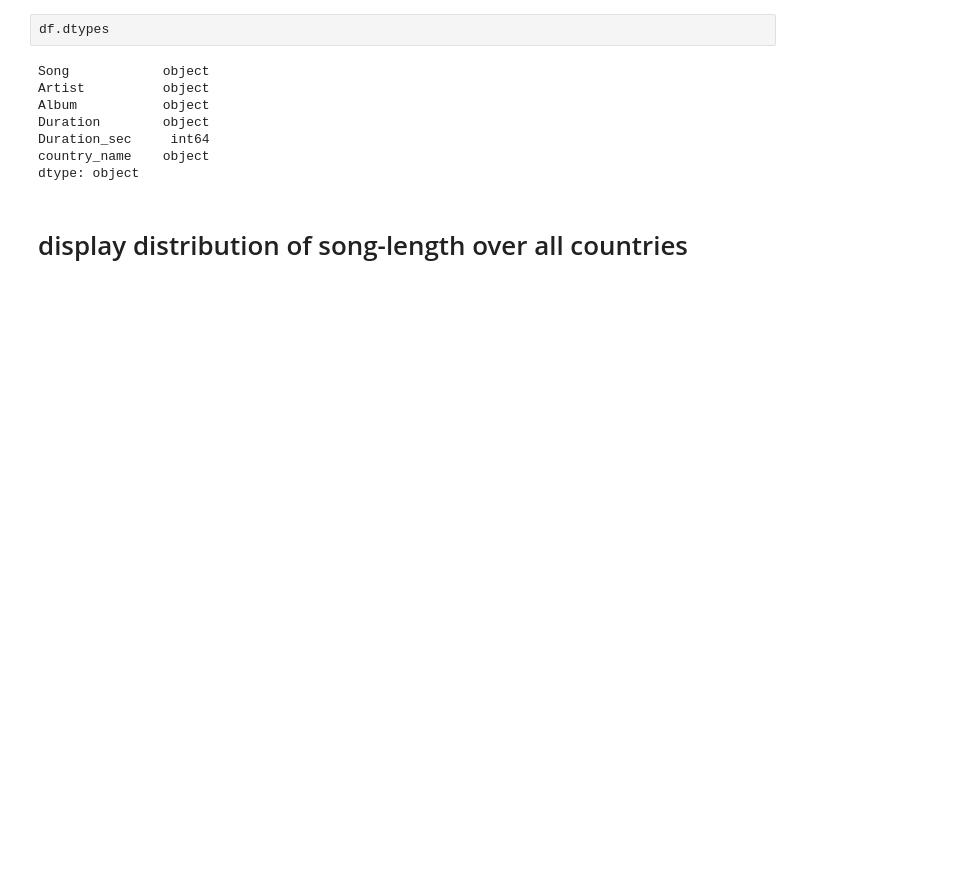
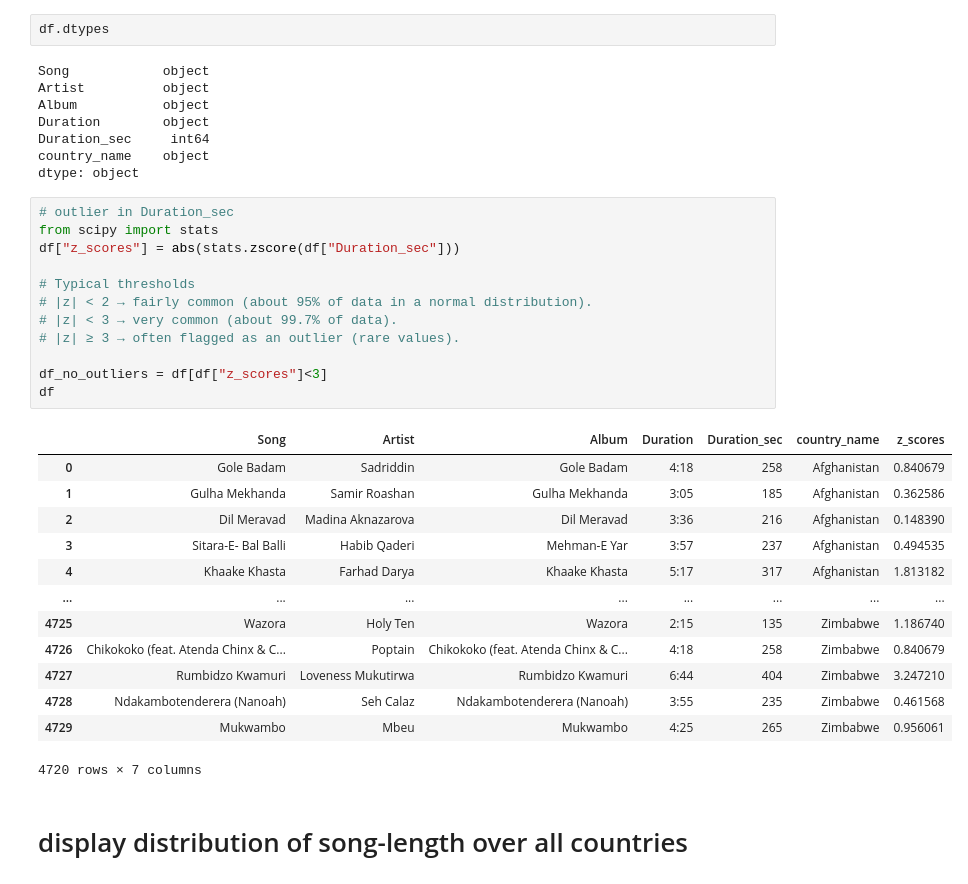
Before and after one commit to SchneFre/project-API-and-Web-Data-Scraping, a Jupyter notebook: eda.ipynb, the cells around one changed output. Drawn from its saved outputs; the diff is of its cells as text; blank space fills up the shorter version.

```diff
--- a/eda.ipynb
+++ b/eda.ipynb
@@ -49,6 +49,32 @@ Duration        object
 Duration_sec     int64
 country_name    object
 dtype: object
+# %%
+# outlier in Duration_sec
+from scipy import stats
+df["z_scores"] = abs(stats.zscore(df["Duration_sec"]))
+
+# Typical thresholds
+# |z| < 2 → fairly common (about 95% of data in a normal distribution).
+# |z| < 3 → very common (about 99.7% of data).
+# |z| ≥ 3 → often flagged as an outlier (rare values).
+
+df_no_outliers = df[df["z_scores"]<3]
+df
+# %% [output]
+|  | Song | Artist | Album | Duration | Duration_sec | country_name | z_scores |
+| 0 | Gole Badam | Sadriddin | Gole Badam | 4:18 | 258 | Afghanistan | 0.840679 |
+| 1 | Gulha Mekhanda | Samir Roashan | Gulha Mekhanda | 3:05 | 185 | Afghanistan | 0.362586 |
+| 2 | Dil Meravad | Madina Aknazarova | Dil Meravad | 3:36 | 216 | Afghanistan | 0.148390 |
+| 3 | Sitara-E- Bal Balli | Habib Qaderi | Mehman-E Yar | 3:57 | 237 | Afghanistan | 0.494535 |
+| 4 | Khaake Khasta | Farhad Darya | Khaake Khasta | 5:17 | 317 | Afghanistan | 1.813182 |
+| ... | ... | ... | ... | ... | ... | ... | ... |
+| 4725 | Wazora | Holy Ten | Wazora | 2:15 | 135 | Zimbabwe | 1.186740 |
+| 4726 | Chikokoko (feat. Atenda Chinx & C... | Poptain | Chikokoko (feat. Atenda Chinx & C... | 4:18 | 258 | Zimbabwe | 0.840679 |
+| 4727 | Rumbidzo Kwamuri | Loveness Mukutirwa | Rumbidzo Kwamuri | 6:44 | 404 | Zimbabwe | 3.247210 |
+| 4728 | Ndakambotenderera (Nanoah) | Seh Calaz | Ndakambotenderera (Nanoah) | 3:55 | 235 | Zimbabwe | 0.461568 |
+| 4729 | Mukwambo | Mbeu | Mukwambo | 4:25 | 265 | Zimbabwe | 0.956061 |
+4720 rows × 7 columns
 # %% [markdown]
 # display distribution of song-length over all countries
 # %%
```
Also changed, not shown: parts of 7 cells of this notebook.
